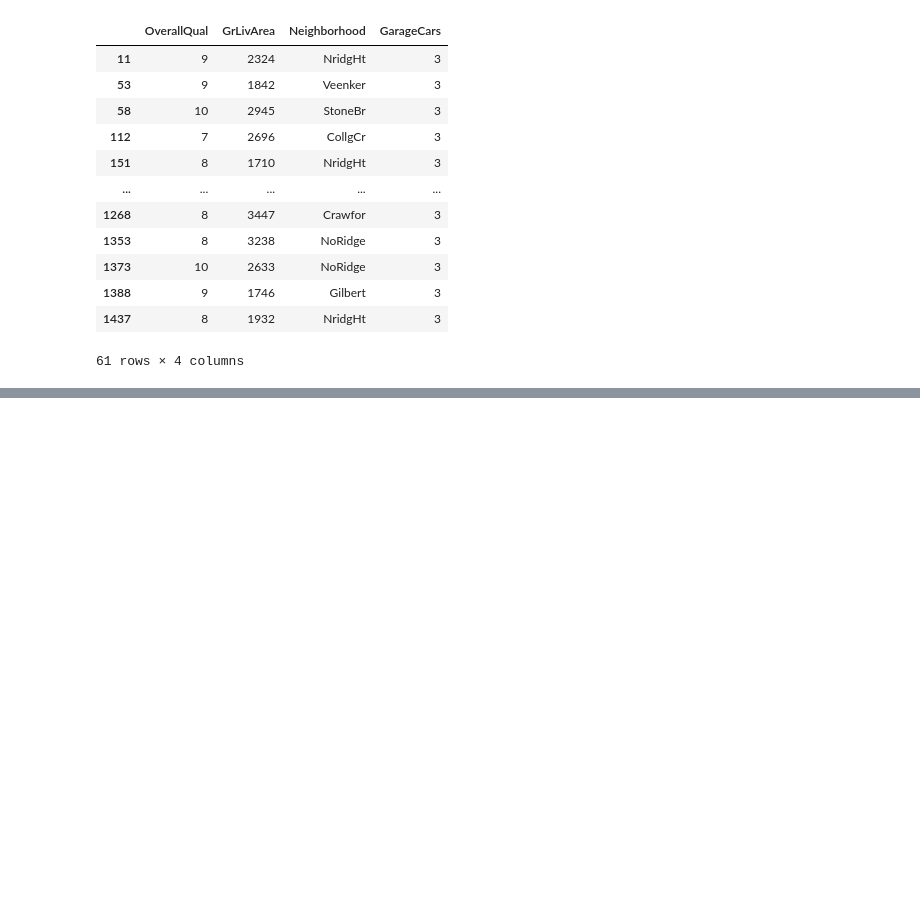
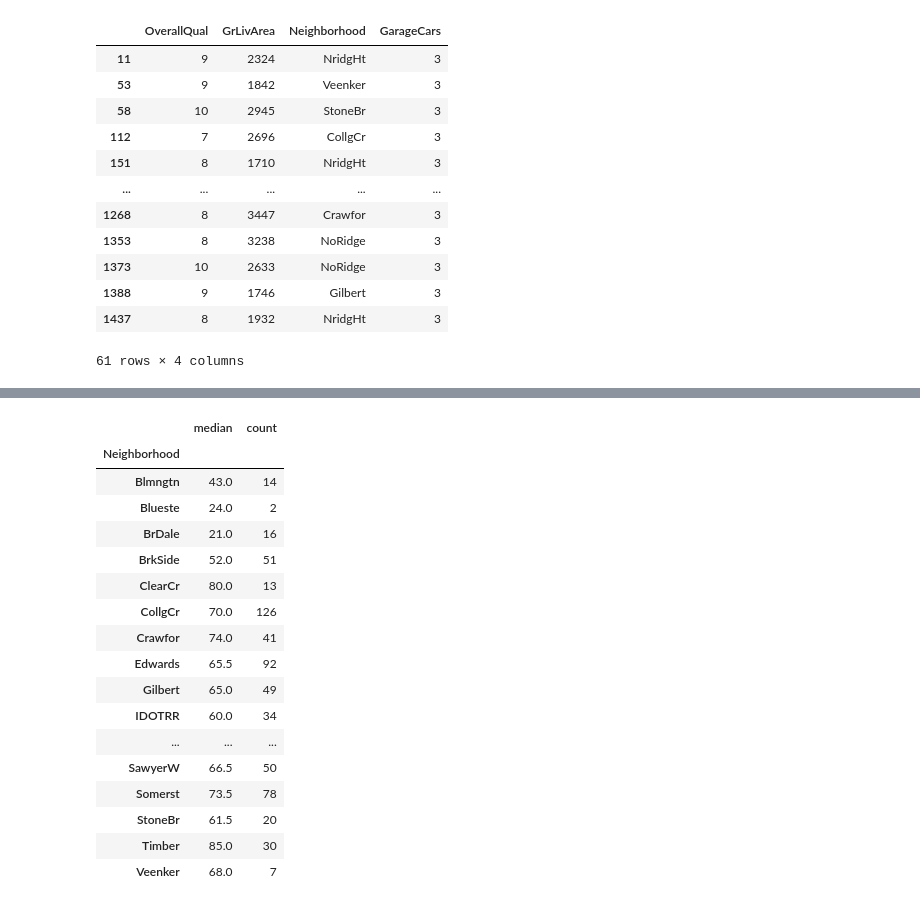
Before and after one commit to masoud-vosoughi/House-Prices--Advanced-Regression-Techniques, a Jupyter notebook: notebooks/01_data_understanding.ipynb, the cells around one changed output, grey strips where cells are left out. Cells and saved outputs as stored; diff of their text form; code cells hidden in the pictures; blank space fills up the shorter version.

```diff
--- a/notebooks/01_data_understanding.ipynb
+++ b/notebooks/01_data_understanding.ipynb
@@ -139,0 +679,26 @@ X[y>upper_fence][["OverallQual","GrLivArea","Neighborhood","GarageCars"]]
+# %%
+frontage_stats = (
+    X.groupby("Neighborhood")["LotFrontage"]
+    .agg(["median", "count"])
+)
+
+frontage_stats
+# %% [output]
+|  | median | count |
+| Neighborhood |  |  |
+| Blmngtn | 43.0 | 14 |
+| Blueste | 24.0 | 2 |
+| BrDale | 21.0 | 16 |
+| BrkSide | 52.0 | 51 |
+| ClearCr | 80.0 | 13 |
+| CollgCr | 70.0 | 126 |
+| Crawfor | 74.0 | 41 |
+| Edwards | 65.5 | 92 |
+| Gilbert | 65.0 | 49 |
+| IDOTRR | 60.0 | 34 |
+| ... | ... | ... |
+| SawyerW | 66.5 | 50 |
+| Somerst | 73.5 | 78 |
+| StoneBr | 61.5 | 20 |
+| Timber | 85.0 | 30 |
+| Veenker | 68.0 | 7 |
```
Also changed, not shown: parts of 81 cells of this notebook.
